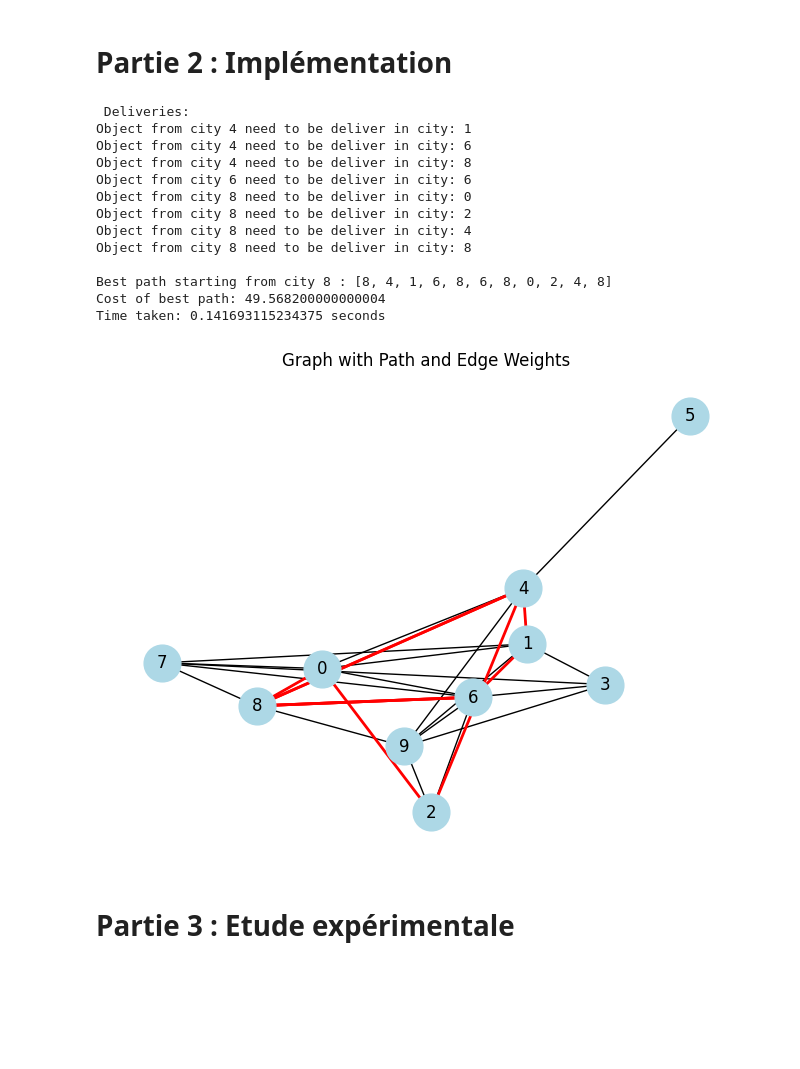
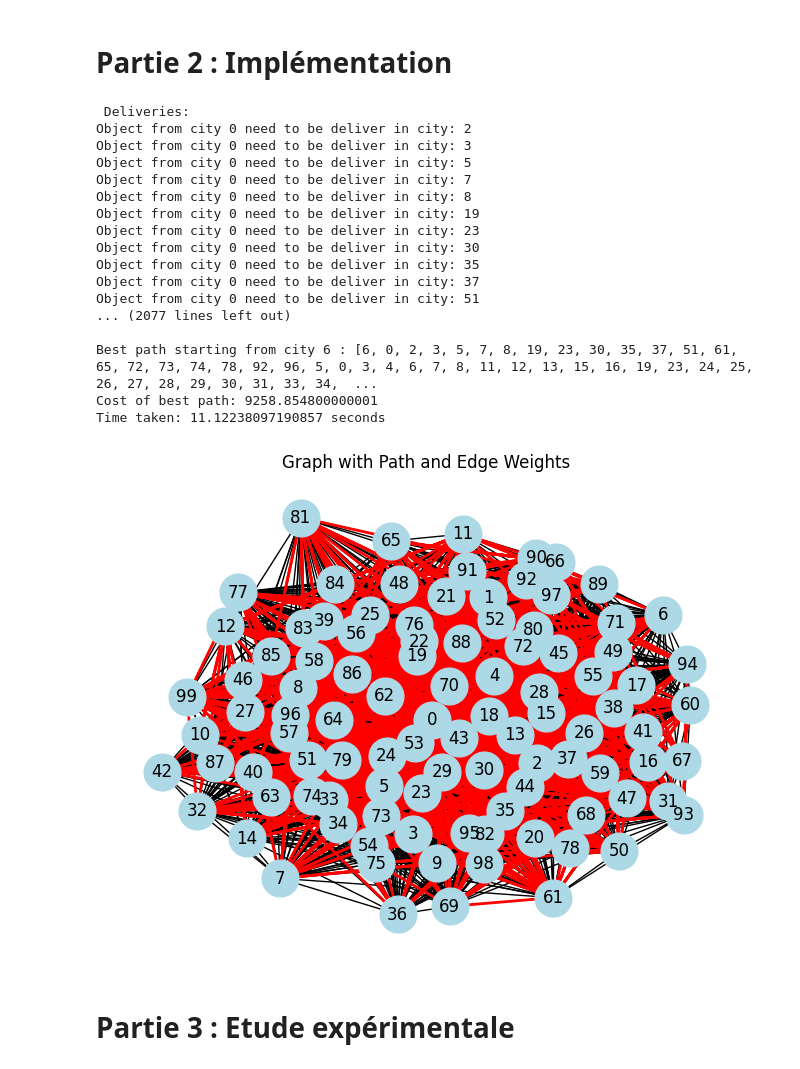
Before and after one commit to eraflo/AlgoAvancee, a Jupyter notebook: Livrable 2.ipynb, the cells around one changed output. Drawn from its saved outputs; the diff is of its cells as text; code cells hidden in the pictures; blank space fills up the shorter version.

```diff
--- a/Livrable 2.ipynb
+++ b/Livrable 2.ipynb
@@ -268,7 +241,7 @@ def construct_path(graph, pheromones, deliveries, start_city, phi, Temp, amplitu
                 if next_city == item:
                     collected_items.add(item)
 
-        t += 1
+        t = cost
 
     # Ensure all deliveries are met, revisiting cities if necessary
     while pending_deliveries:
@@ -352,46 +325,50 @@ ALPHA = 1.0  # Influence of pheromones
 BETA = 2.0  # Influence of the heuristic (inverse of the distance)
 RHO = 0.5  # Pheromone evaporation rate
 Q = 100  # Quantity of pheromones deposited
 
 
 if __name__ == '__main__':
-    n = 10
+    n = 100
     phi = np.random.uniform(0.5, 5, (n, n))
     Temp = np.random.uniform(0, 20, (n, n))
     amplitude = 0.7
     offset = 0.3
     frequency = 0.5
 
     graph = generate_random_symmetrical_boolean_graph(n)
     collect_points = generate_random_collect_points(n)
     deliveries = generate_random_delivery_requests(n, collect_points)
     print("\n Deliveries:")
     for delivery in deliveries:
         print(f"Object from city {int(delivery[0])} need to be deliver in city: {int(delivery[1])}")
 
     best_path, best_cost, start_city, time_taken = ant_colony_optimization(graph, deliveries, phi, Temp, amplitude, offset, frequency)
     if best_path:
         print("\nBest path starting from city", start_city, ":", best_path)
         print("Cost of best path:", best_cost)
         print("Time taken:", time_taken, "seconds")
         draw_graph_with_path_and_weights(graph, best_path, phi, Temp, amplitude, offset, frequency)
     else:
         print("No valid path was found that meets all delivery requirements.")
 # %% [output]
  Deliveries:
-Object from city 4 need to be deliver in city: 1
-Object from city 4 need to be deliver in city: 6
-Object from city 4 need to be deliver in city: 8
-Object from city 6 need to be deliver in city: 6
-Object from city 8 need to be deliver in city: 0
-Object from city 8 need to be deliver in city: 2
-Object from city 8 need to be deliver in city: 4
-Object from city 8 need to be deliver in city: 8
+Object from city 0 need to be deliver in city: 2
+Object from city 0 need to be deliver in city: 3
+Object from city 0 need to be deliver in city: 5
+Object from city 0 need to be deliver in city: 7
+Object from city 0 need to be deliver in city: 8
+Object from city 0 need to be deliver in city: 19
+Object from city 0 need to be deliver in city: 23
+Object from city 0 need to be deliver in city: 30
+Object from city 0 need to be deliver in city: 35
+Object from city 0 need to be deliver in city: 37
+Object from city 0 need to be deliver in city: 51
+... (2077 lines left out)
 
-Best path starting from city 8 : [8, 4, 1, 6, 8, 6, 8, 0, 2, 4, 8]
-Cost of best path: 49.568200000000004
-Time taken: 0.141693115234375 seconds
+Best path starting from city 6 : [6, 0, 2, 3, 5, 7, 8, 19, 23, 30, 35, 37, 51, 61, 65, 72, 73, 74, 78, 92, 96, 5, 0, 3, 4, 6, 7, 8, 11, 12, 13, 15, 16, 19, 23, 24, 25, 26, 27, 28, 29, 30, 31, 33, 34,  ...
+Cost of best path: 9258.854800000001
+Time taken: 11.12238097190857 seconds
-[figure, old version]
+[figure, new version]
 # %% [markdown]
 # Partie 3 : Etude expérimentale
 # %% [markdown]
```
Also changed, not shown: parts of 2 cells of this notebook.
